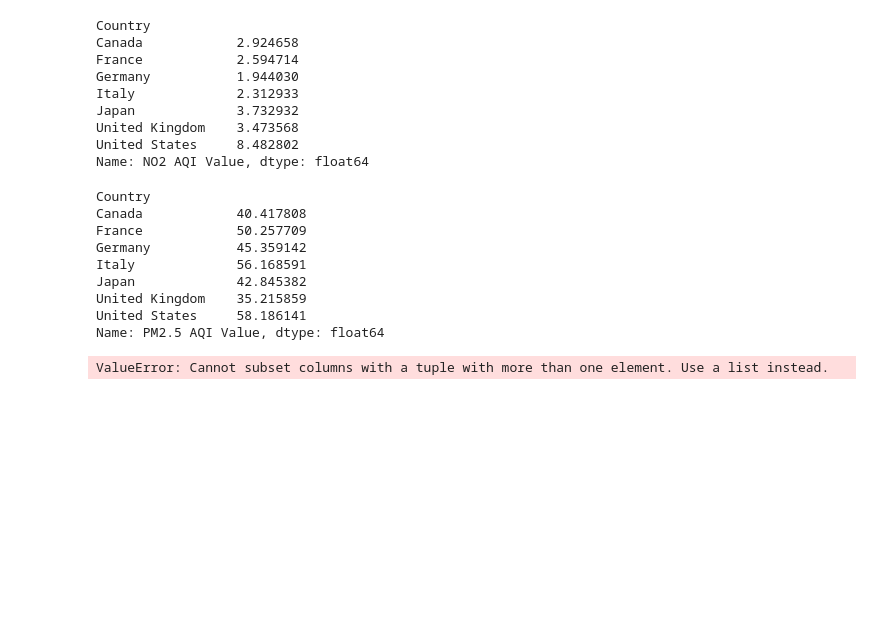
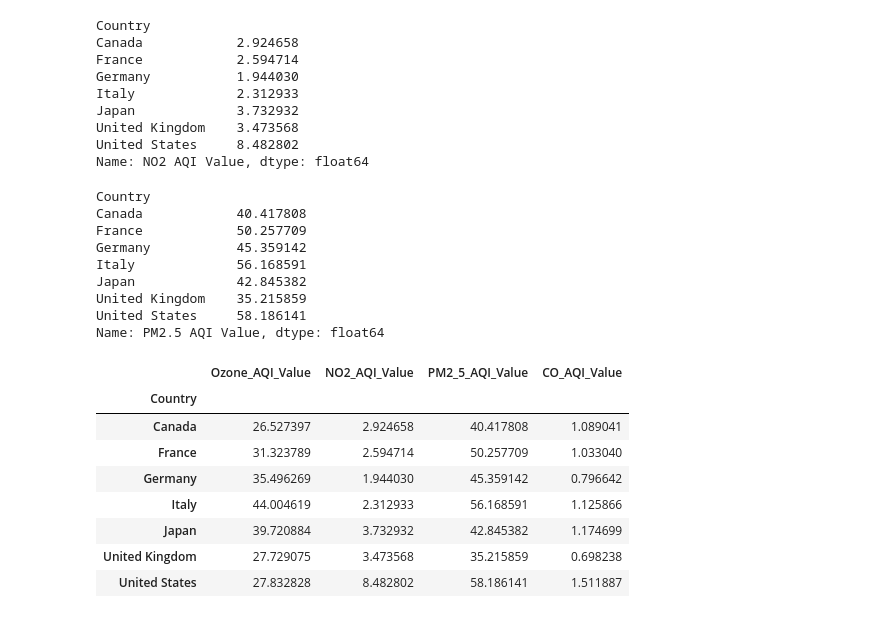
Before and after one commit to cmswart/project-3, a Jupyter notebook: countries_AQI_Merged.ipynb, the cells around one changed output. Cells and saved outputs as stored; diff of their text form; code cells hidden in the pictures; blank space fills up the shorter version.

```diff
--- a/countries_AQI_Merged.ipynb
+++ b/countries_AQI_Merged.ipynb
@@ -183,12 +183,22 @@ Name: PM2.5 AQI Value, dtype: float64
 # %%
 avg_df = merge_df.groupby('Country') ['Ozone AQI Value','NO2 AQI Value','PM2.5 AQI Value', 'CO AQI Value'].mean()
 
-json_file = avg_df.to_json(orient='table')
+avg_df = avg_df.rename(columns={'Ozone AQI Value': 'Ozone_AQI_Value', 'NO2 AQI Value': 'NO2_AQI_Value', 'PM2.5 AQI Value': 'PM2_5_AQI_Value', 'CO AQI Value': 'CO_AQI_Value'})
+
+json_file = avg_df.to_json(orient='split')
 with open('G7_AQI_Countries.json', 'w') as f:
     f.write(json_file)
 avg_df
 # %% [output]
-ValueError: Cannot subset columns with a tuple with more than one element. Use a list instead.
+|  | Ozone_AQI_Value | NO2_AQI_Value | PM2_5_AQI_Value | CO_AQI_Value |
+| Country |  |  |  |  |
+| Canada | 26.527397 | 2.924658 | 40.417808 | 1.089041 |
+| France | 31.323789 | 2.594714 | 50.257709 | 1.033040 |
+| Germany | 35.496269 | 1.944030 | 45.359142 | 0.796642 |
+| Italy | 44.004619 | 2.312933 | 56.168591 | 1.125866 |
+| Japan | 39.720884 | 3.732932 | 42.845382 | 1.174699 |
+| United Kingdom | 27.729075 | 3.473568 | 35.215859 | 0.698238 |
+| United States | 27.832828 | 8.482802 | 58.186141 | 1.511887 |
 # %%
 # Save Averages DataFrames to CSV File
 avg_df.to_csv("Averages.csv",index=True)
```
Also changed, not shown: 4 other files.
